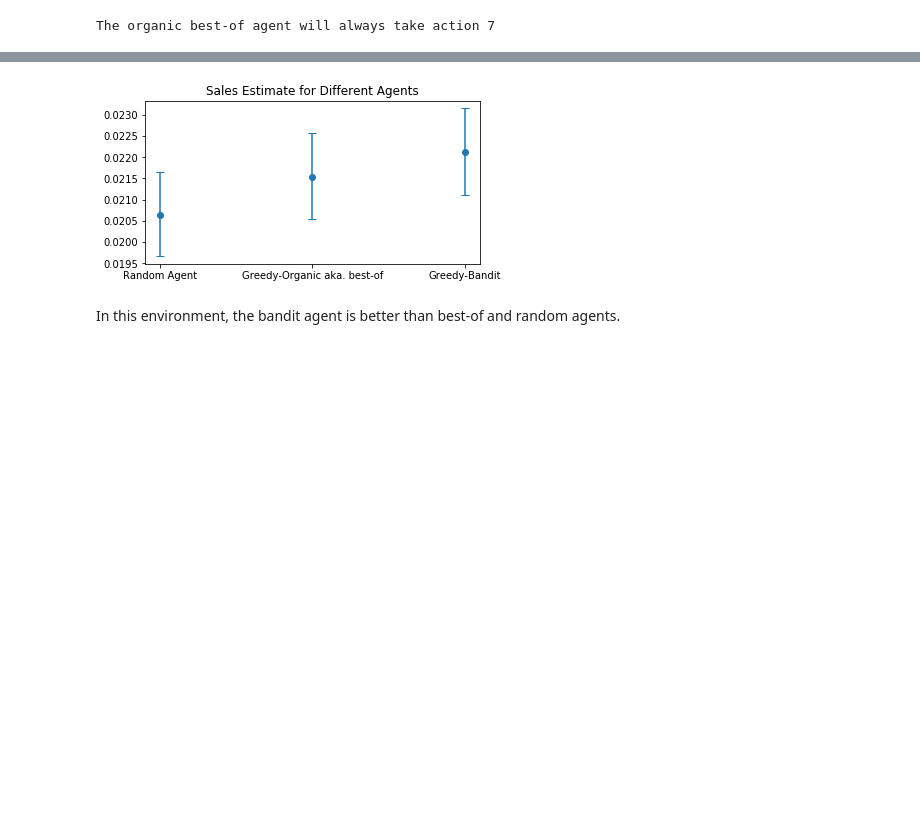
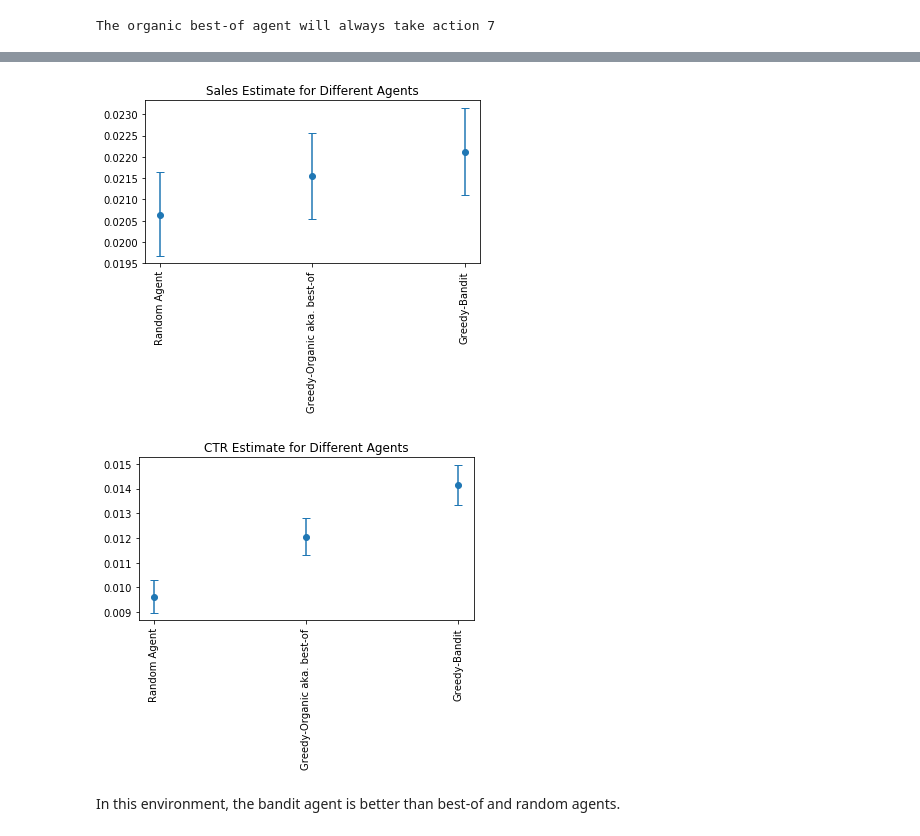
Before and after one commit to criteo-research/reco-gym, a Jupyter notebook: 1. Organic vs Bandit Best Ofs_philomene.ipynb, the cells around one changed output, grey strips where cells are left out. Saved outputs shown, nothing was run; the diff lists cells and outputs as text; code cells hidden in the pictures; blank space fills up the shorter version.

```diff
--- a/1. Organic vs Bandit Best Ofs_philomene.ipynb
+++ b/1. Organic vs Bandit Best Ofs_philomene.ipynb
@@ -176,7 +176,7 @@ class SingleActionAgent(Agent): #++ deterministic
 # Initialise your agent.
 top_sales_item = np.argmax(sales) # code here
 print('The Greedy-Bandit agent will always take action {0}'.format(top_sales_item))
-greedy_bandit = SingleActionAgent(top_sales_item, Configuration(env_2_args))
+greedy_bandit = SingleActionAgent(top_sales_item, Configuration(env_1_sale_args))
 # %% [output]
 The Greedy-Bandit agent will always take action 0
 # %% [markdown]
@@ -207,23 +207,23 @@ While there may be a relationship between popular products and a high click-thro
 # %%
 top_viewed_item = np.argmax(views_counts) # code here
 print('The organic best-of agent will always take action {0}'.format(top_viewed_item))
-greedy_organic = SingleActionAgent(top_viewed_item, Configuration(env_2_args))
+greedy_organic = SingleActionAgent(top_viewed_item, Configuration(env_1_sale_args))
 # %% [output]
 The organic best-of agent will always take action 7
 # %%
 %%time
 
 from recogym.agents import RandomAgent, random_args
-from recogym.evaluate_agent_sale import verify_agents, plot_verify_agents
+from recogym.evaluate_agent_sale import verify_agents_sale, plot_verify_agents_sale
 
 
 random_agent = RandomAgent(Configuration({
-    **env_2_args,
+    **env_1_sale_args,
     **random_args,
 }))
 
 
-result = verify_agents(
+result = verify_agents_sale(
     env, number_of_users = 1000, # try with 5000 for more significant results
     agents = {
         'Random Agent': random_agent,
@@ -235,8 +235,7 @@ Wall time: 1min 59s
-# %%
-fig = plot_verify_agents(result)
-plt.xticks(rotation=0)
-plt.show()
-# %% [output]
-[figure, removed]
+# %%
+fig, fig2 = plot_verify_agents_sale(*result)
+# %% [output]
+[figure, added]
+[figure, added]
 # %% [markdown]
 In this environment, the bandit agent is better than best-of and random agents.
```
Also changed, not shown: parts of 4 cells of this notebook, 13 other files.
